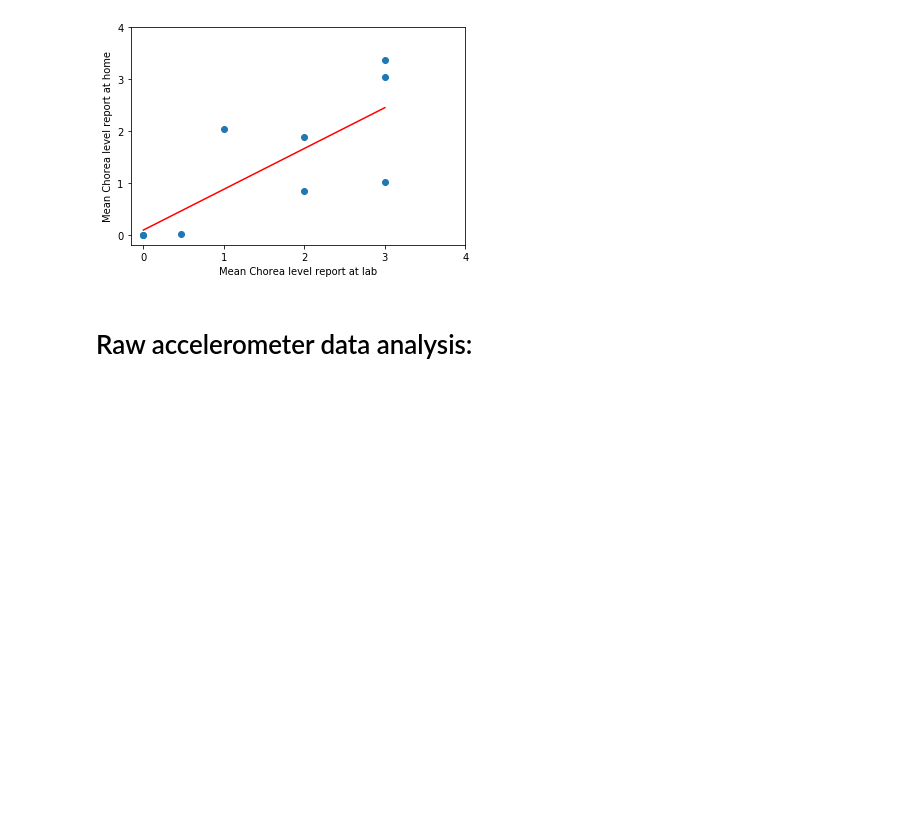
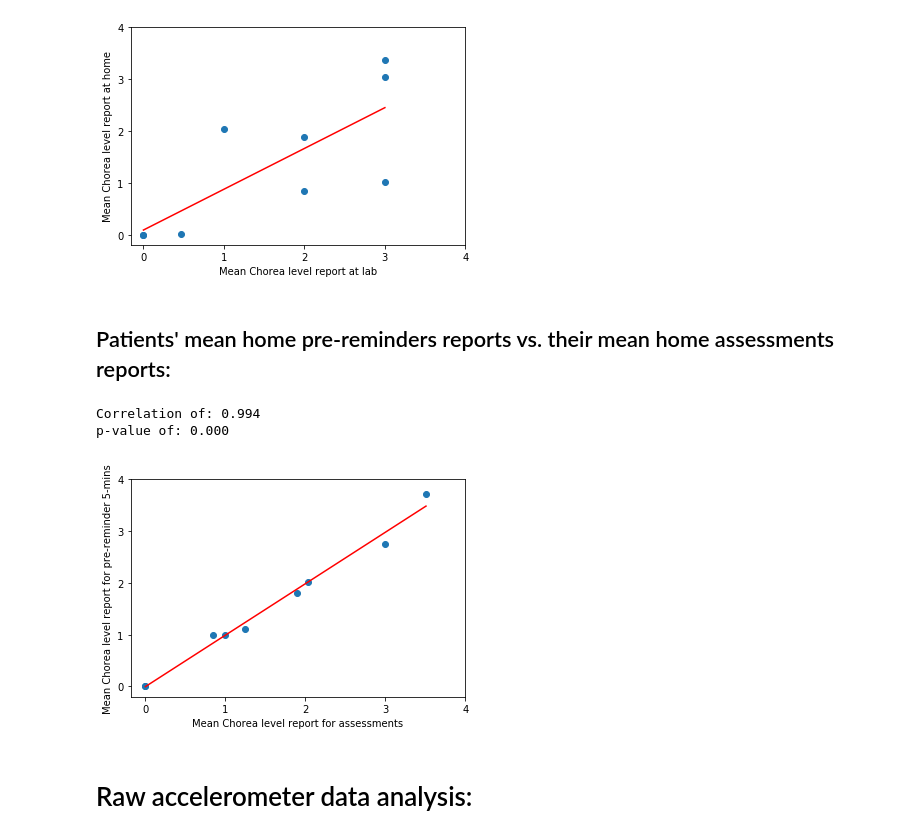
Before and after one commit to ShaniSarusi/DS-rep, a Jupyter notebook: Teva/data_statistical_inspection.ipynb, the cells around one changed output. Saved outputs shown, nothing was run; the diff lists cells and outputs as text; code cells hidden in the pictures; blank space fills up the shorter version.

```diff
--- a/Teva/data_statistical_inspection.ipynb
+++ b/Teva/data_statistical_inspection.ipynb
@@ -385,6 +277,43 @@ plt.show()
 Correlation of: 0.768
 p-value of: 0.016
 [figure]
+# %% [markdown]
+## Patients' mean home pre-reminders reports vs. their mean home assessments reports:
+# %%
+home_unique_assessments = home_df[['user_id', 'assessment_id', 'patient_report_value']]\
+.groupby(['user_id', 'assessment_id'], as_index=False).agg('mean')
+home_assess_patient_avg = home_unique_assessments[['user_id', 'patient_report_value']].groupby('user_id').agg('mean')
+home_assess_patient_avg.columns = ['assessments_mean_report_value']
+home_assess_patient_avg.sort_index(inplace=True)
+
+home_unique_reminders = reminders_df[['user_id', 'reminder_id', 'patient_report_value']]\
+.groupby(['user_id', 'reminder_id'], as_index=False).agg('mean')
+home_remind_patient_avg = home_unique_reminders[['user_id', 'patient_report_value']].groupby('user_id').agg('mean')
+home_remind_patient_avg.columns = ['reminders_mean_report_value']
+home_remind_patient_avg.sort_index(inplace=True)
+
+both_home = pd.concat([home_assess_patient_avg, home_remind_patient_avg], axis=1)
+both_home.dropna(inplace=True)
+
+assess_mean = both_home.assessments_mean_report_value
+remind_mean = both_home.reminders_mean_report_value
+
+coef, p_val = pearsonr(assess_mean, remind_mean)
+print('\n' 'Correlation of: %.3f \np-value of: %.3f' % (coef, p_val))
+
+plt.scatter(assess_mean, remind_mean)
+plt.plot(np.unique(assess_mean),
+         np.poly1d(np.polyfit(assess_mean, remind_mean, 1))(np.unique(assess_mean)),
+         color='r')
+plt.xticks(range(5))
+plt.yticks(range(5))
+plt.xlabel('Mean Chorea level report for assessments')
+plt.ylabel('Mean Chorea level report for pre-reminder 5-mins')
+plt.show()
+# %% [output]
+Correlation of: 0.994
+p-value of: 0.000
+[figure, added]
 # %% [markdown]
 # Raw accelerometer data analysis:
 # %%
```
Also changed, not shown: parts of 8 cells of this notebook, 1 other file.
